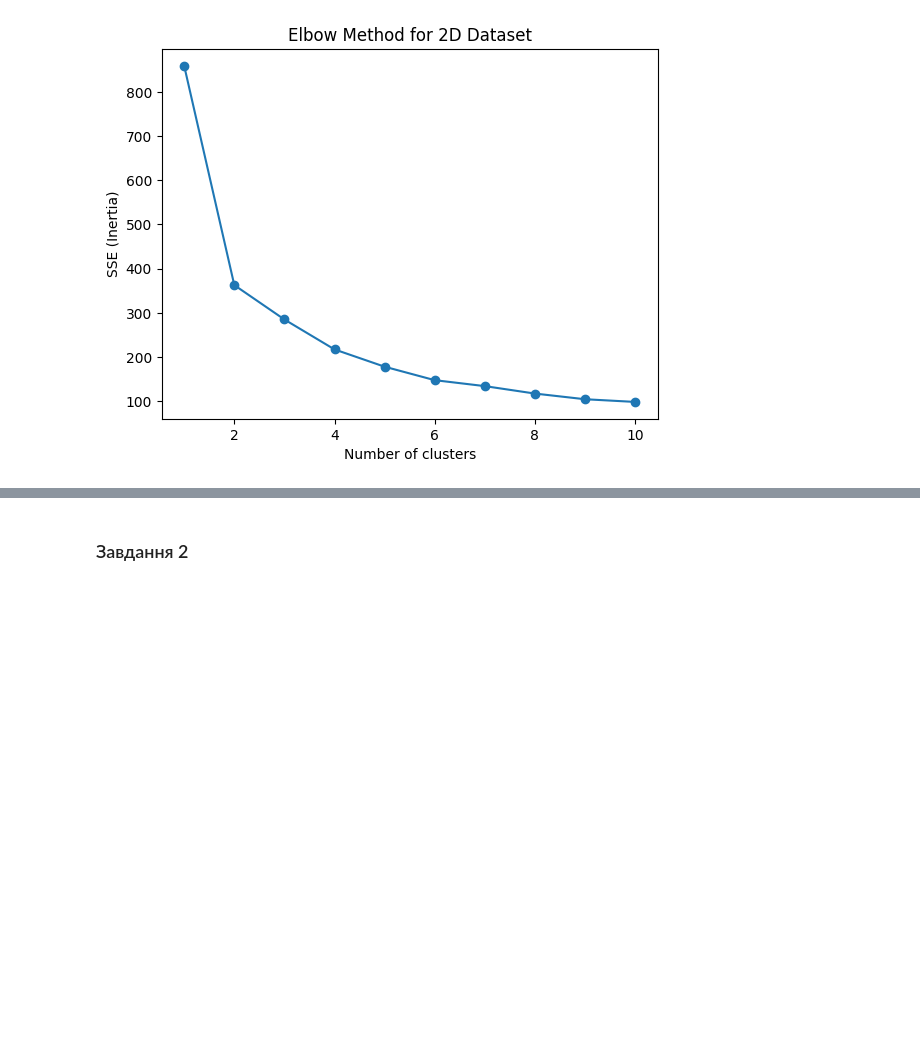
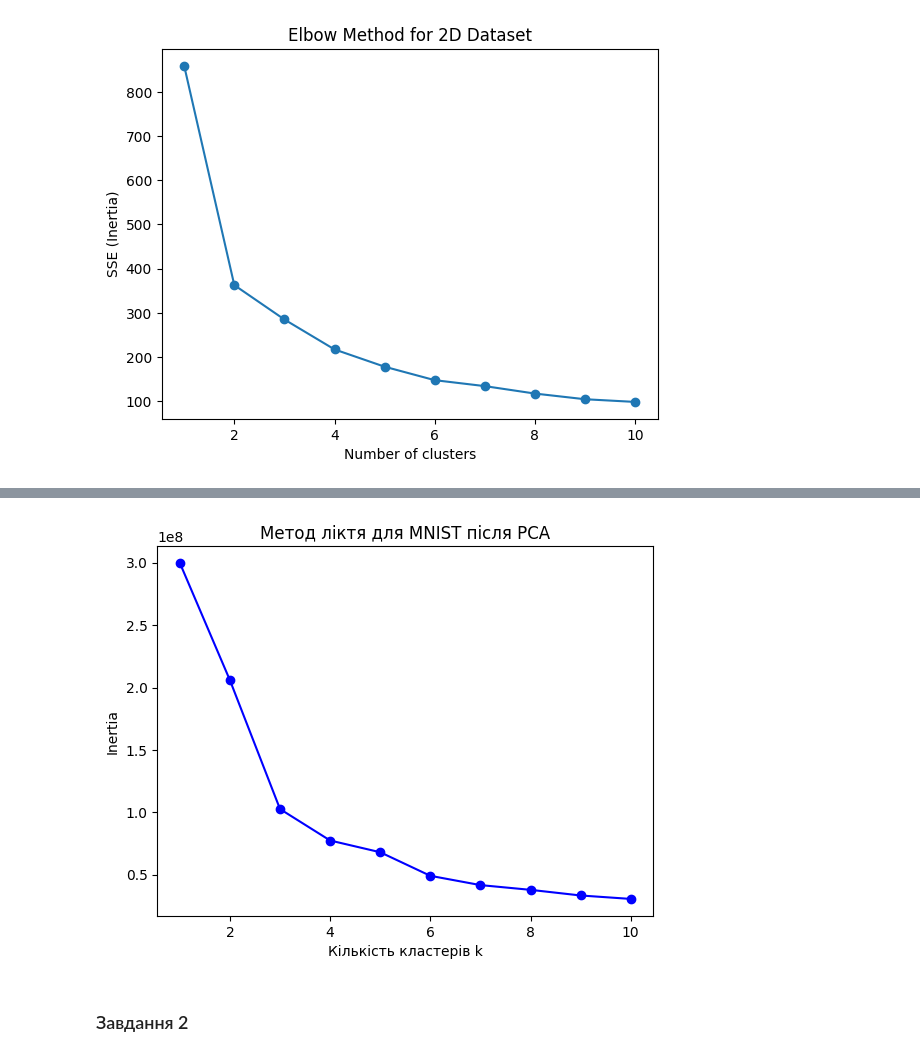
Before and after one commit to bohdanahorbachuk/goit_datascience_hw5, a Jupyter notebook: HW5.ipynb, the cells around one changed output, grey strips where cells are left out. Drawn from its saved outputs; the diff is of its cells as text; code cells hidden in the pictures; blank space fills up the shorter version.

```diff
--- a/HW5.ipynb
+++ b/HW5.ipynb
@@ -81,3 +95,20 @@ plt.show()
+# %%
+pca = PCA(n_components=2, random_state=42)
+mnist_pca = pca.fit_transform(mnist)
+
+inertias_mnist = []
+K = range(1, 11)
+for k in K:
+    kmeans = KMeans(n_clusters=k, random_state=42).fit(mnist_pca)
+    inertias_mnist.append(kmeans.inertia_)
+
+plt.plot(K, inertias_mnist, 'bo-')
+plt.xlabel("Кількість кластерів k")
+plt.ylabel("Inertia")
+plt.title("Метод ліктя для MNIST після PCA")
+plt.show()
+# %% [output]
+[figure, added]
 # %% [markdown]
 ### Завдання 2 ###
 # %%
```
Also changed, not shown: parts of 5 cells of this notebook.
